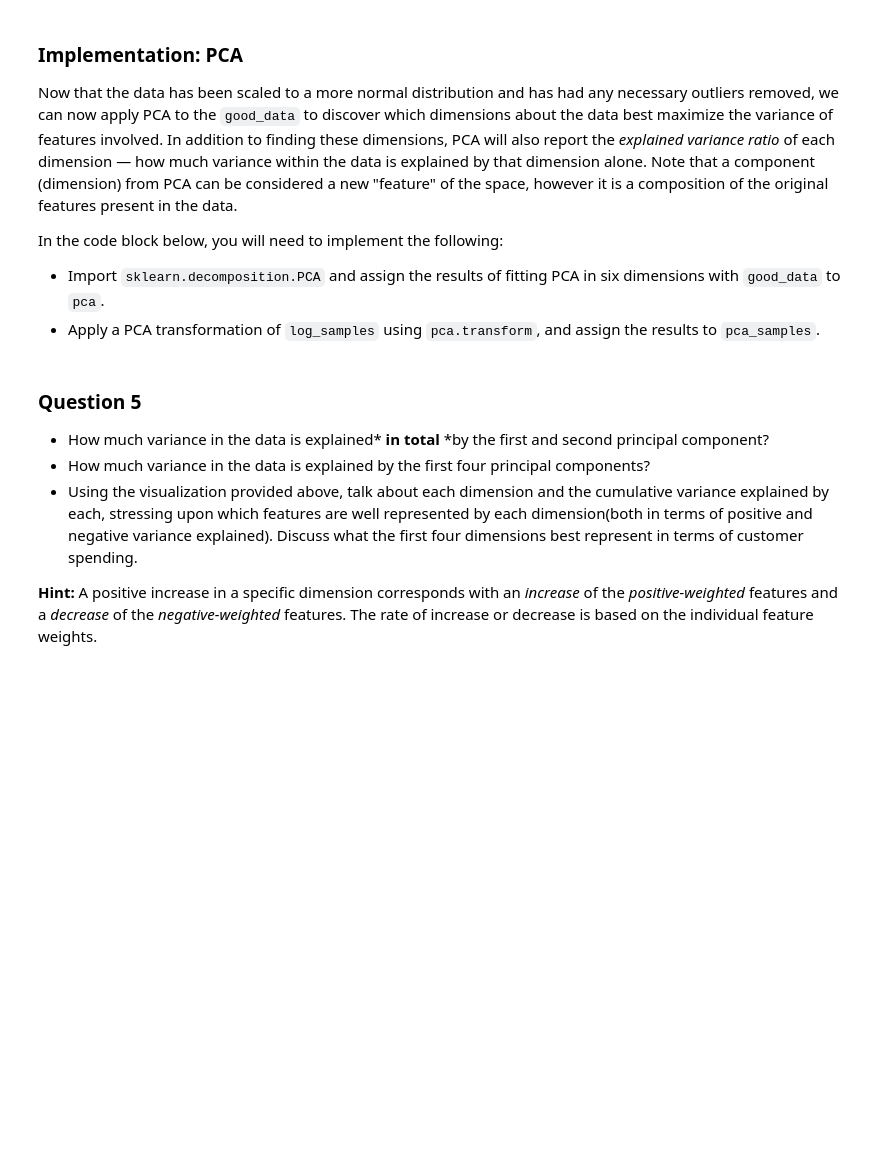
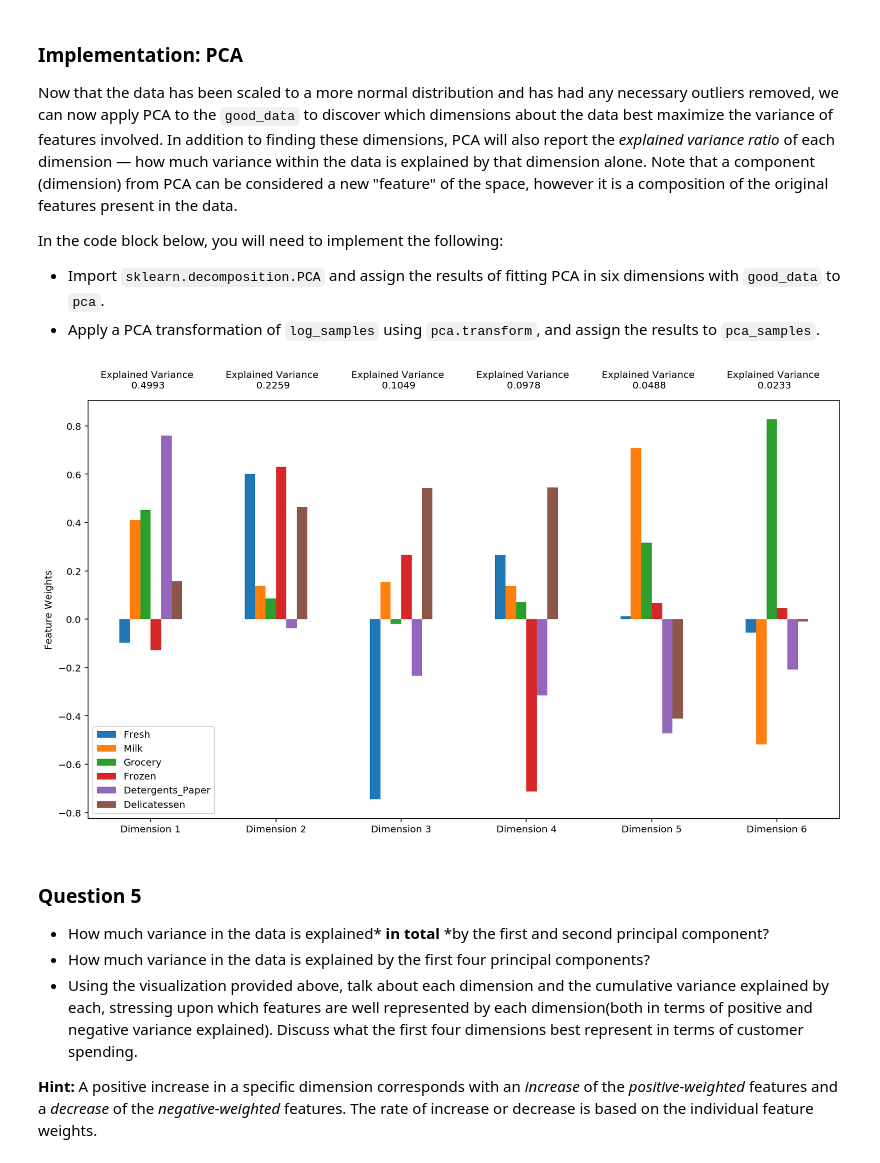
Before and after one commit to MayukhSobo/CustomerSegments, a Jupyter notebook: customer_segments.ipynb, the cells around one changed output. Drawn from its saved outputs; the diff is of its cells as text; code cells hidden in the pictures; blank space fills up the shorter version.

```diff
--- a/customer_segments.ipynb
+++ b/customer_segments.ipynb
@@ -209,23 +216,29 @@ In the code block below, you will need to implement the following:
 Once you have performed this implementation, the dataset will be stored in the variable `good_data`.
 # %%
 # For each feature find the data points with extreme high or low values
+outliers  = set() # we are using set because of duplicate index
+
 for feature in log_data.keys():
 
     # TODO: Calculate Q1 (25th percentile of the data) for the given feature
-    Q1 = None
+    Q1 = np.percentile(log_data[feature], 25.0)
 
     # TODO: Calculate Q3 (75th percentile of the data) for the given feature
-    Q3 = None
+    Q3 = np.percentile(log_data[feature], 75.0)
 
     # TODO: Use the interquartile range to calculate an outlier step (1.5 times the interquartile range)
-    step = None
+    IQR = Q3 - Q1
+    step = IQR * 1.5
 
     # Display the outliers
     print "Data points considered outliers for the feature '{}':".format(feature)
-    display(log_data[~((log_data[feature] >= Q1 - step) & (log_data[feature] <= Q3 + step))])
+    outliers_points = log_data[~((log_data[feature] >= Q1 - step) & (log_data[feature] <= Q3 + step))]
+    display(outliers_points)
+    outliers.update(outliers_points.index.tolist())
 
 # OPTIONAL: Select the indices for data points you wish to remove
-outliers  = []
-
-# Remove the outliers, if any were specified
+outliers = list(outliers)
+# print outliers
+# # Remove the outliers, if any were specified
 good_data = log_data.drop(log_data.index[outliers]).reset_index(drop = True)
+print "Current dataframe has {} entries and {} entries were removed".format(good_data.shape[0], len(outliers))
@@ -251,13 +335,16 @@ In the code block below, you will need to implement the following:
  - Apply a PCA transformation of `log_samples` using `pca.transform`, and assign the results to `pca_samples`.
 # %%
 # TODO: Apply PCA by fitting the good data with the same number of dimensions as features
-pca = None
-
+from sklearn.decomposition import PCA
+pca = PCA(n_components=6)
+pca.fit(good_data)
 # TODO: Transform log_samples using the PCA fit above
-pca_samples = None
+pca_samples = pca.transform(log_samples)
 
 # Generate PCA results plot
 pca_results = vs.pca_results(good_data, pca)
+# %% [output]
+[figure, added]
 # %% [markdown]
 ### Question 5
 
```
Also changed, not shown: parts of 5 cells of this notebook.
